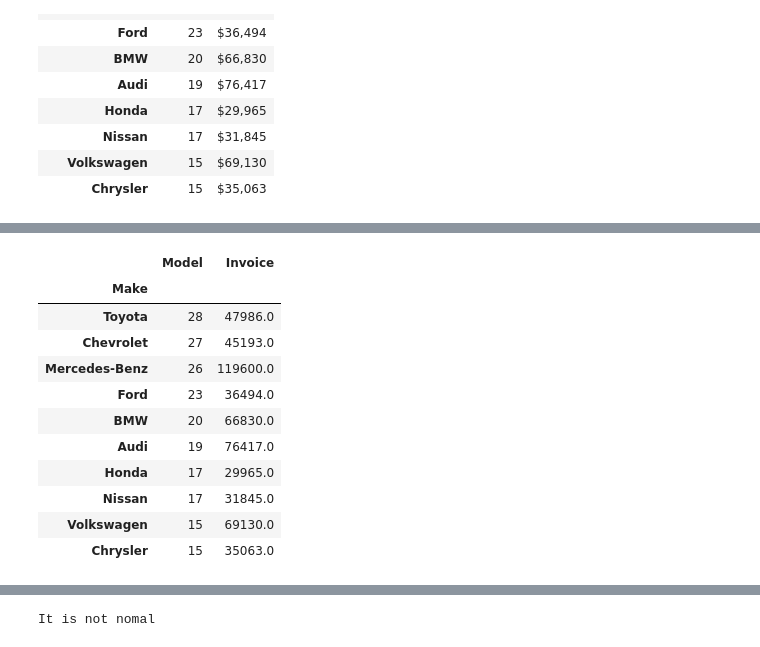
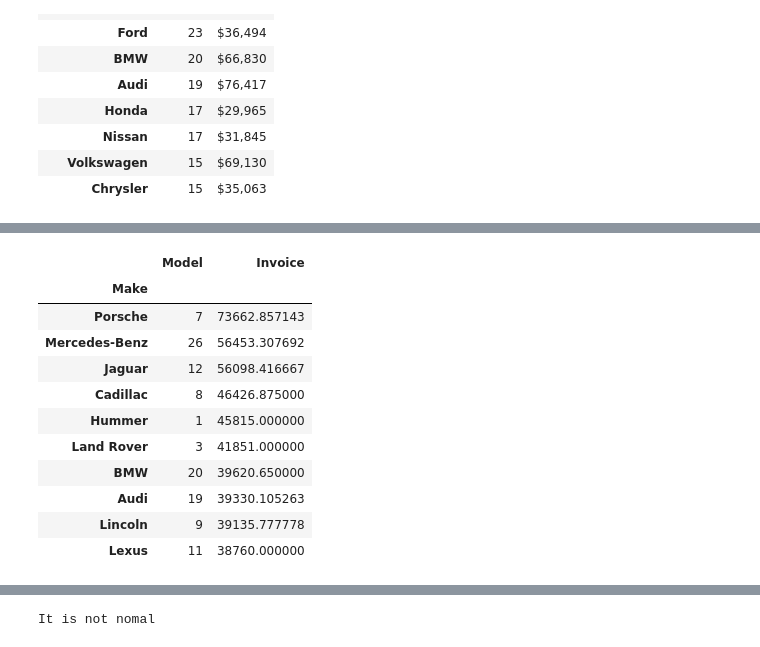
Before and after one commit to jdramirez/UCO_ML_AI, a Jupyter notebook: src/notebook_class/exploracion/exploracion_datos.ipynb, the cells around one changed output, grey strips where cells are left out. Drawn from its saved outputs; the diff is of its cells as text; code cells hidden in the pictures.

```diff
--- a/src/notebook_class/exploracion/exploracion_datos.ipynb
+++ b/src/notebook_class/exploracion/exploracion_datos.ipynb
@@ -137,18 +142,18 @@ dtype: object
 df["Invoice"] = df["Invoice"].replace('[\$,]', '', regex=True).astype(float)
 # %%
 df[["Make","Model","Invoice"]]\
-    .groupby(["Make"]).agg({"Model":"count","Invoice":"max"})\
-    .sort_values(by="Model",ascending=False).head(10)
+    .groupby(["Make"]).agg({"Model":"count","Invoice":"mean"})\
+    .sort_values(by="Invoice",ascending=False).head(10)
 # %% [output]
 |  | Model | Invoice |
 | Make |  |  |
-| Toyota | 28 | 47986.0 |
-| Chevrolet | 27 | 45193.0 |
-| Mercedes-Benz | 26 | 119600.0 |
-| Ford | 23 | 36494.0 |
-| BMW | 20 | 66830.0 |
-| Audi | 19 | 76417.0 |
-| Honda | 17 | 29965.0 |
-| Nissan | 17 | 31845.0 |
-| Volkswagen | 15 | 69130.0 |
-| Chrysler | 15 | 35063.0 |
+| Porsche | 7 | 73662.857143 |
+| Mercedes-Benz | 26 | 56453.307692 |
+| Jaguar | 12 | 56098.416667 |
+| Cadillac | 8 | 46426.875000 |
+| Hummer | 1 | 45815.000000 |
+| Land Rover | 3 | 41851.000000 |
+| BMW | 20 | 39620.650000 |
+| Audi | 19 | 39330.105263 |
+| Lincoln | 9 | 39135.777778 |
+| Lexus | 11 | 38760.000000 |
```
Also changed, not shown: parts of 16 cells of this notebook.
